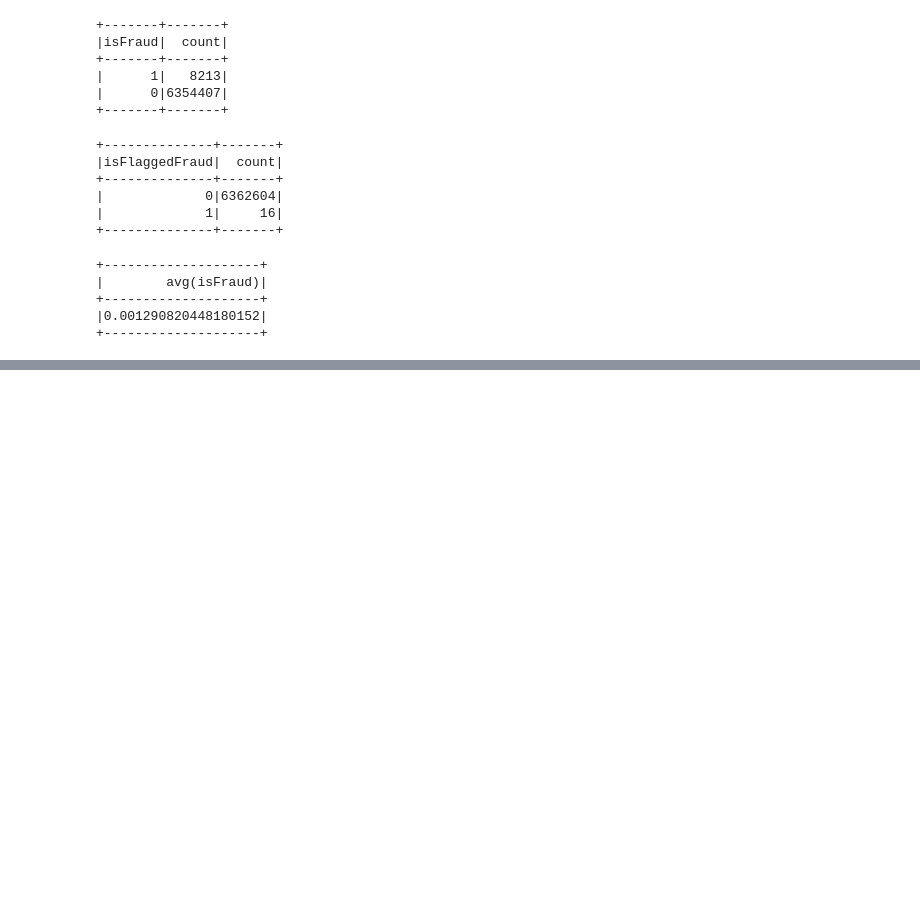
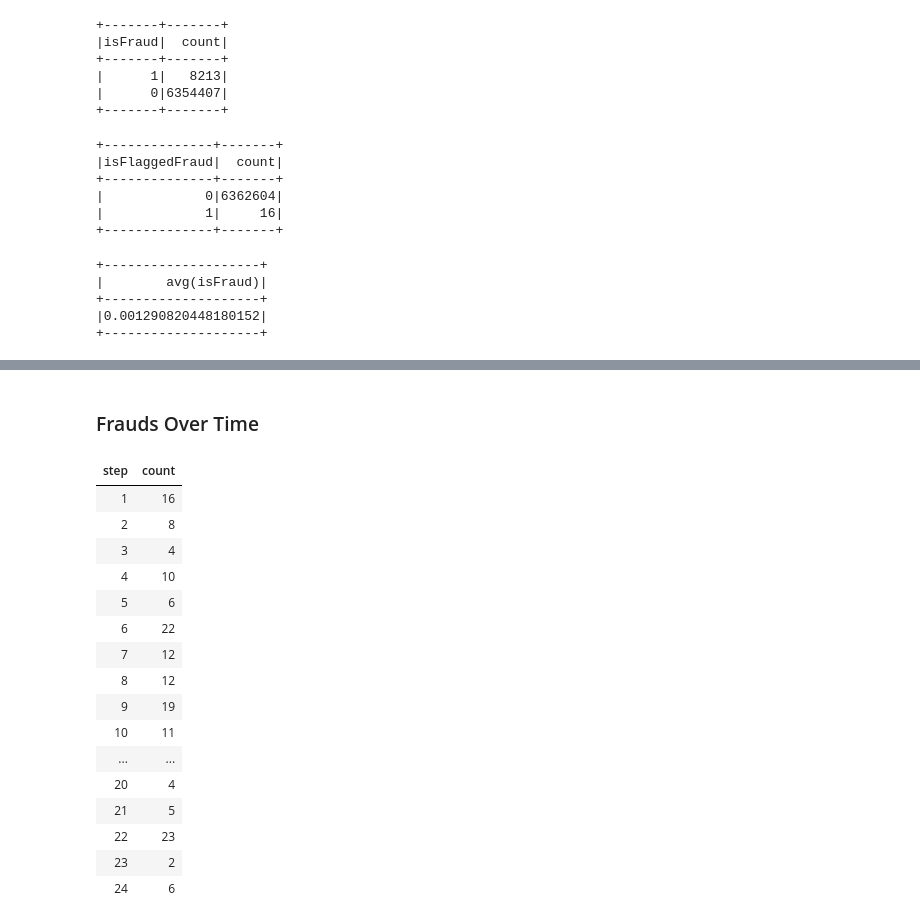
Before and after one commit to saroj-sachin/fraud_analysis_databricks, a Jupyter notebook: fraud_analysis.ipynb, the cells around one changed output, grey strips where cells are left out. Cells and saved outputs as stored; diff of their text form; code cells hidden in the pictures; blank space fills up the shorter version.

```diff
--- a/fraud_analysis.ipynb
+++ b/fraud_analysis.ipynb
@@ -100,0 +181,24 @@ df.agg(mean("isFraud")).show()
+# %% [markdown]
+### Frauds Over Time
+# %%
+frauds_per_step = df.filter(df["isFraud"] == 1).groupBy("step").count().orderBy("step")
+
+display(frauds_per_step.limit(24))
+# %% [output]
+| step | count |
+| 1 | 16 |
+| 2 | 8 |
+| 3 | 4 |
+| 4 | 10 |
+| 5 | 6 |
+| 6 | 22 |
+| 7 | 12 |
+| 8 | 12 |
+| 9 | 19 |
+| 10 | 11 |
+| ... | ... |
+| 20 | 4 |
+| 21 | 5 |
+| 22 | 23 |
+| 23 | 2 |
+| 24 | 6 |
```
Also changed, not shown: parts of 22 cells of this notebook.
